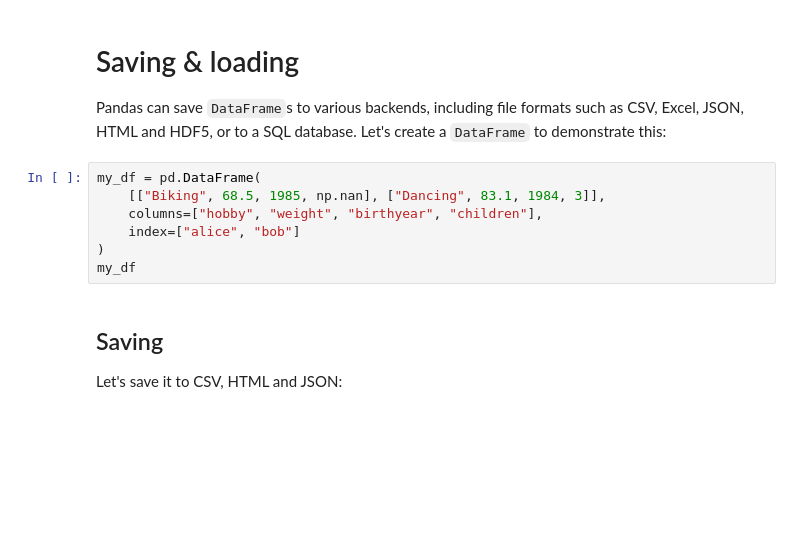
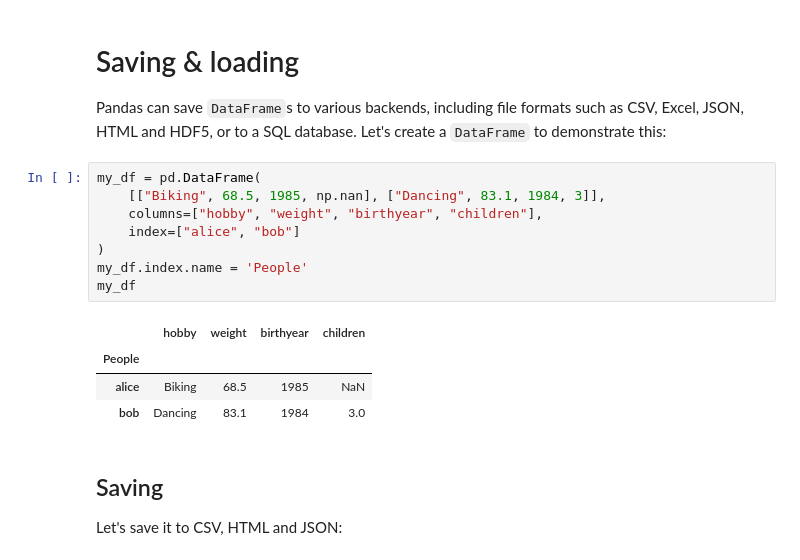
Before and after one commit to jgoebel0089/handson-mlp-Geron, a Jupyter notebook: tools_pandas.ipynb, the cells around one changed output. Saved outputs shown, nothing was run; the diff lists cells and outputs as text; blank space fills up the shorter version.

```diff
--- a/tools_pandas.ipynb
+++ b/tools_pandas.ipynb
@@ -1360,10 +1576,16 @@ Pandas can save `DataFrame`s to various backends, including file formats such as
 # %%
 my_df = pd.DataFrame(
     [["Biking", 68.5, 1985, np.nan], ["Dancing", 83.1, 1984, 3]],
     columns=["hobby", "weight", "birthyear", "children"],
     index=["alice", "bob"]
 )
+my_df.index.name = 'People'
 my_df
+# %% [output]
+|  | hobby | weight | birthyear | children |
+| People |  |  |  |  |
+| alice | Biking | 68.5 | 1985 | NaN |
+| bob | Dancing | 83.1 | 1984 | 3.0 |
 # %% [markdown]
 ## Saving
 Let's save it to CSV, HTML and JSON:
```
Also changed, not shown: parts of 50 cells of this notebook.
